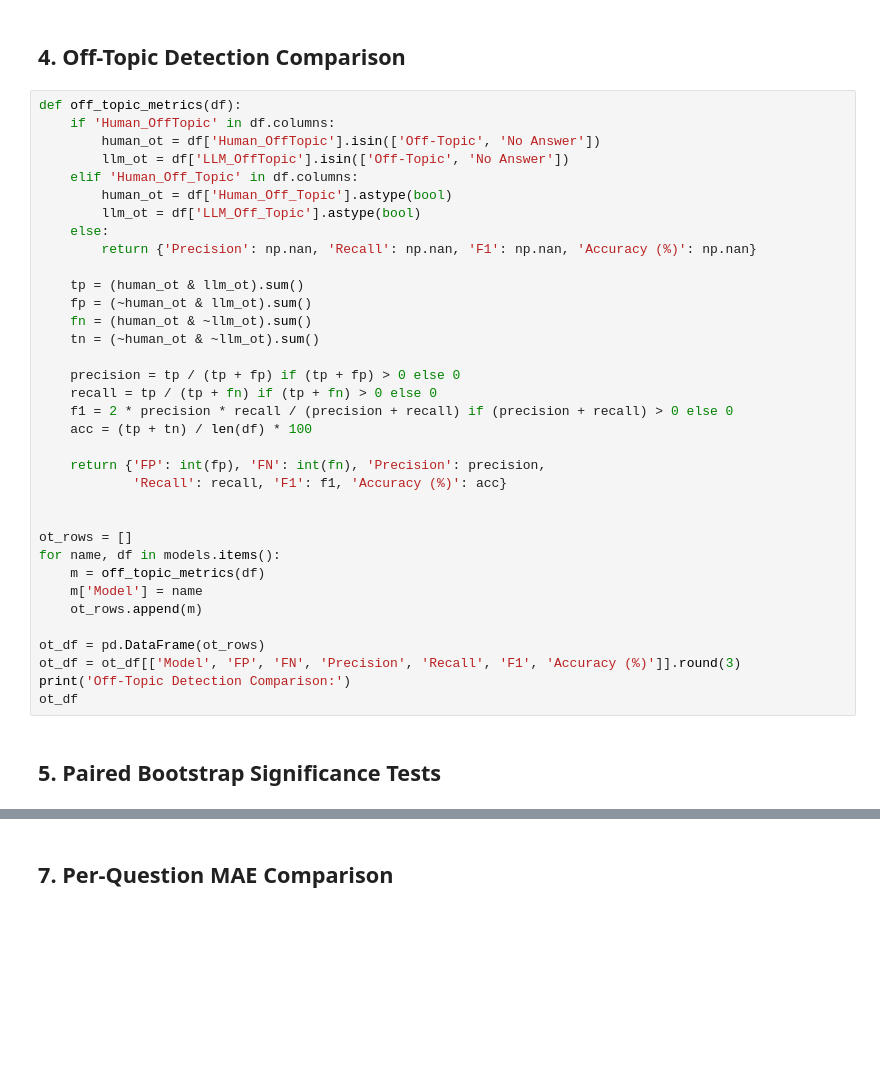
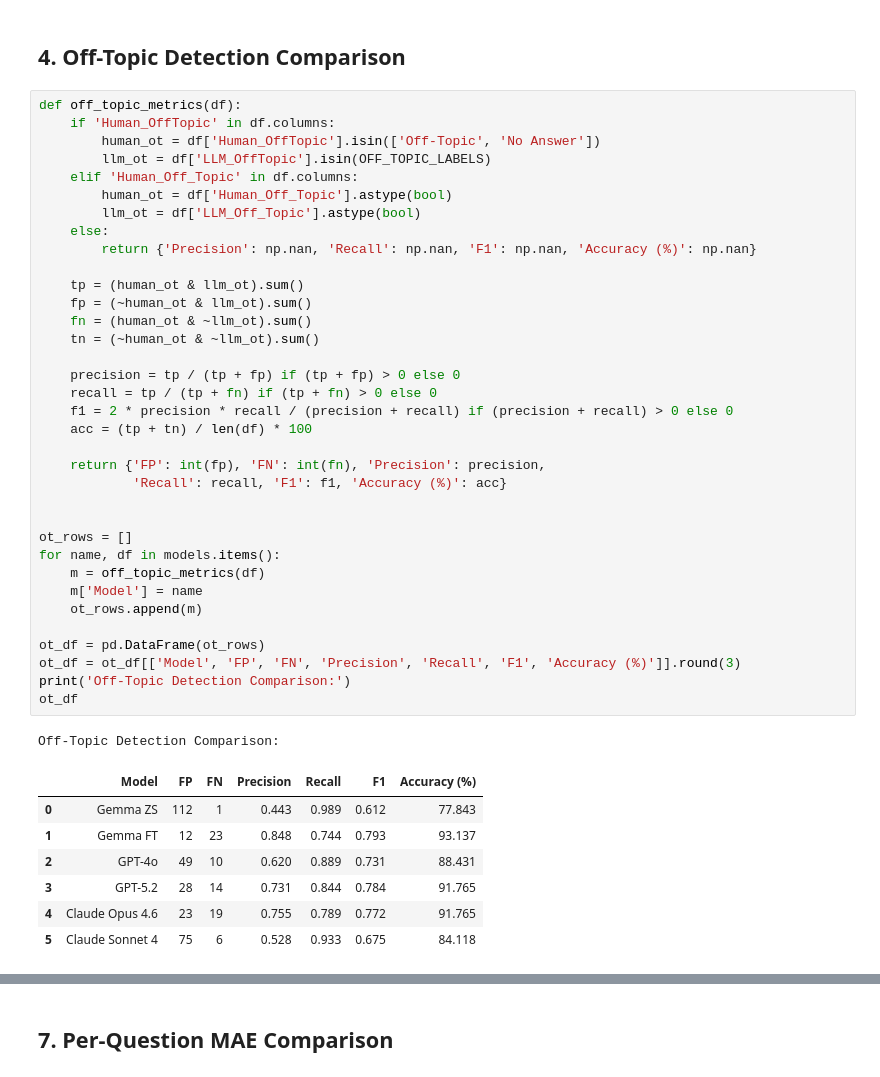
Before and after one commit to KamalEzzo/automated-essay-grading-system, a Jupyter notebook: Notebooks/09_Commercial_Comparison.ipynb, the cells around one changed output, grey strips where cells are left out. Cells and saved outputs as stored; diff of their text form; blank space fills up the shorter version.

```diff
--- a/Notebooks/09_Commercial_Comparison.ipynb
+++ b/Notebooks/09_Commercial_Comparison.ipynb
@@ -182,36 +224,43 @@ plt.show()
 def off_topic_metrics(df):
     if 'Human_OffTopic' in df.columns:
         human_ot = df['Human_OffTopic'].isin(['Off-Topic', 'No Answer'])
-        llm_ot = df['LLM_OffTopic'].isin(['Off-Topic', 'No Answer'])
+        llm_ot = df['LLM_OffTopic'].isin(OFF_TOPIC_LABELS)
     elif 'Human_Off_Topic' in df.columns:
         human_ot = df['Human_Off_Topic'].astype(bool)
         llm_ot = df['LLM_Off_Topic'].astype(bool)
     else:
         return {'Precision': np.nan, 'Recall': np.nan, 'F1': np.nan, 'Accuracy (%)': np.nan}
 
     tp = (human_ot & llm_ot).sum()
     fp = (~human_ot & llm_ot).sum()
     fn = (human_ot & ~llm_ot).sum()
     tn = (~human_ot & ~llm_ot).sum()
 
     precision = tp / (tp + fp) if (tp + fp) > 0 else 0
     recall = tp / (tp + fn) if (tp + fn) > 0 else 0
     f1 = 2 * precision * recall / (precision + recall) if (precision + recall) > 0 else 0
     acc = (tp + tn) / len(df) * 100
 
     return {'FP': int(fp), 'FN': int(fn), 'Precision': precision,
             'Recall': recall, 'F1': f1, 'Accuracy (%)': acc}
 
 
 ot_rows = []
 for name, df in models.items():
     m = off_topic_metrics(df)
     m['Model'] = name
     ot_rows.append(m)
 
 ot_df = pd.DataFrame(ot_rows)
 ot_df = ot_df[['Model', 'FP', 'FN', 'Precision', 'Recall', 'F1', 'Accuracy (%)']].round(3)
 print('Off-Topic Detection Comparison:')
 ot_df
+# %% [output]
+Off-Topic Detection Comparison:
+|  | Model | FP | FN | Precision | Recall | F1 | Accuracy (%) |
+| 0 | Gemma ZS | 112 | 1 | 0.443 | 0.989 | 0.612 | 77.843 |
+| 1 | Gemma FT | 12 | 23 | 0.848 | 0.744 | 0.793 | 93.137 |
+| 2 | GPT-4o | 49 | 10 | 0.620 | 0.889 | 0.731 | 88.431 |
+| 3 | GPT-5.2 | 28 | 14 | 0.731 | 0.844 | 0.784 | 91.765 |
+| 4 | Claude Opus 4.6 | 23 | 19 | 0.755 | 0.789 | 0.772 | 91.765 |
+| 5 | Claude Sonnet 4 | 75 | 6 | 0.528 | 0.933 | 0.675 | 84.118 |
-# %% [markdown]
-## 5. Paired Bootstrap Significance Tests
```
Also changed, not shown: parts of 17 cells of this notebook, 19 other files.
